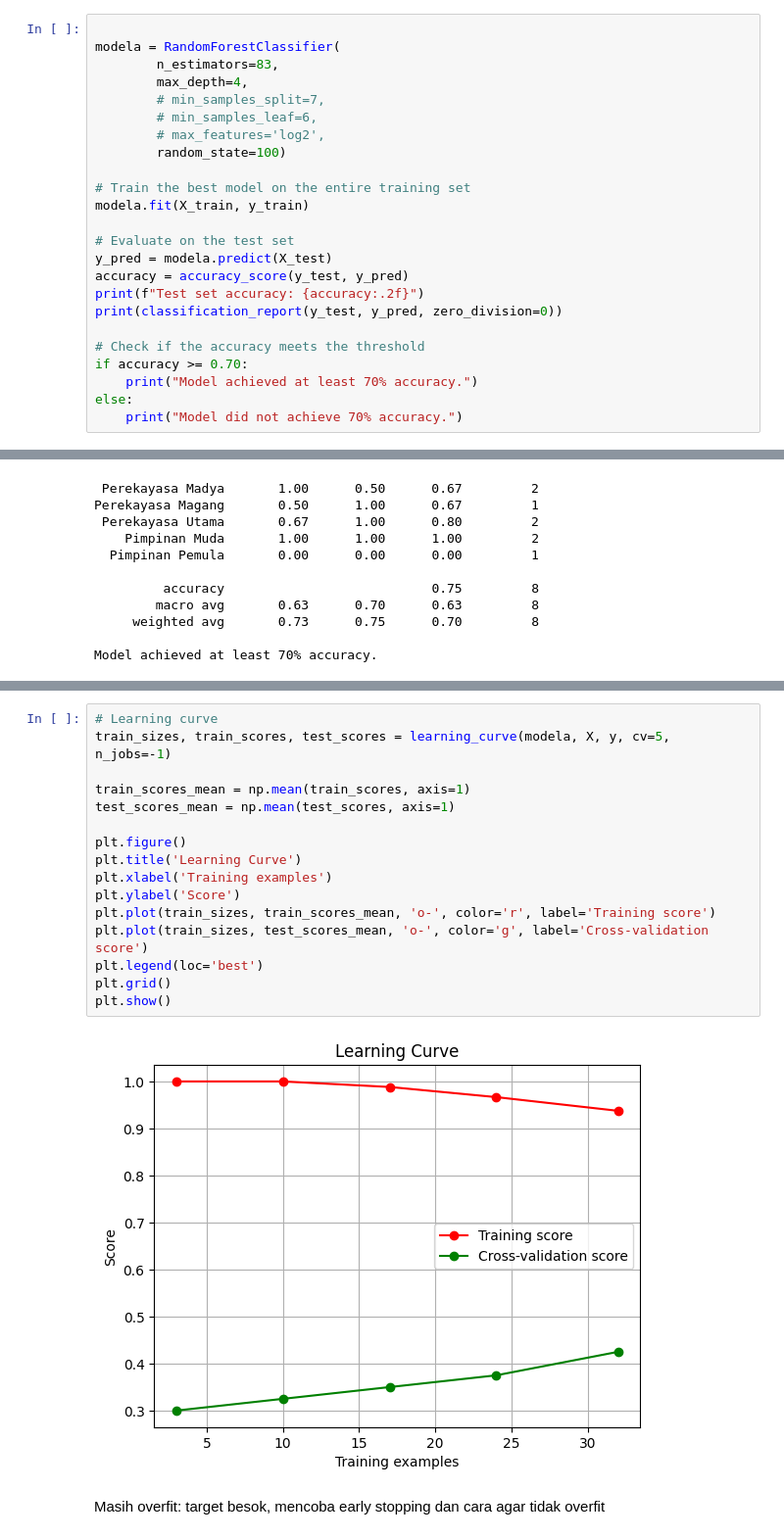
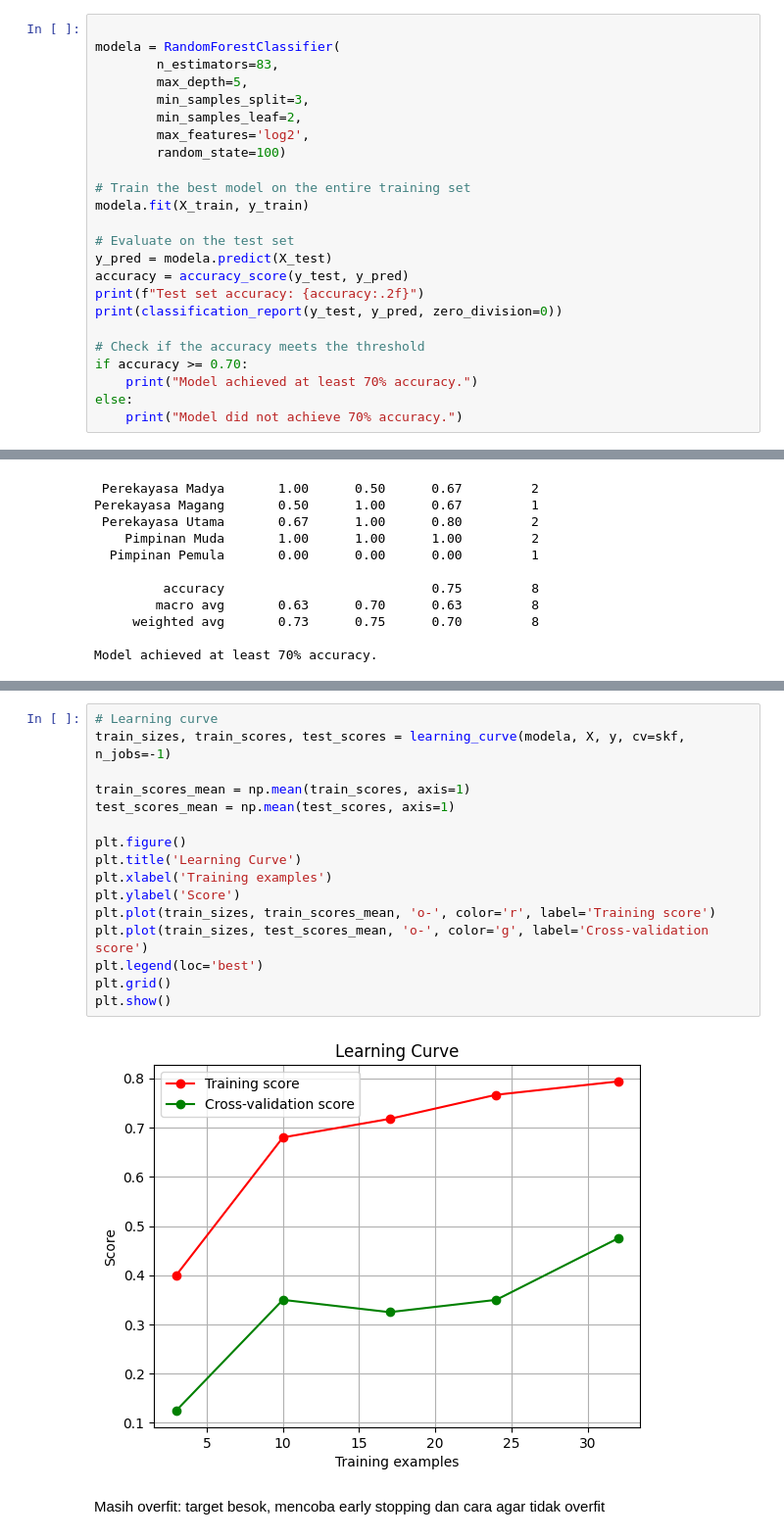
Before and after one commit to ghinamf/Data-Analyst_PKL, a Jupyter notebook: code/LEVEL_KEAHLIAN copy.ipynb, the cells around one changed output, grey strips where cells are left out. Shown: that part at 98% size. Cells and saved outputs as stored; diff of their text form.

```diff
--- a/code/LEVEL_KEAHLIAN copy.ipynb
+++ b/code/LEVEL_KEAHLIAN copy.ipynb
@@ -406,10 +387,10 @@ elif best_params['model_type'] == 'RandomForest':
 
 modela = RandomForestClassifier(
         n_estimators=83,
-        max_depth=4,
-        # min_samples_split=7,
-        # min_samples_leaf=6,
-        # max_features='log2',
+        max_depth=5,
+        min_samples_split=3,
+        min_samples_leaf=2,
+        max_features='log2',
         random_state=100)
 
 # Train the best model on the entire training set
@@ -460,20 +436,20 @@ RandomForestClassifier(max_depth=4, n_estimators=83, random_state=100) Mean cros
 # %%
 # Learning curve
-train_sizes, train_scores, test_scores = learning_curve(modela, X, y, cv=5, n_jobs=-1)
+train_sizes, train_scores, test_scores = learning_curve(modela, X, y, cv=skf, n_jobs=-1)
 
 train_scores_mean = np.mean(train_scores, axis=1)
 test_scores_mean = np.mean(test_scores, axis=1)
 
 plt.figure()
 plt.title('Learning Curve')
 plt.xlabel('Training examples')
 plt.ylabel('Score')
 plt.plot(train_sizes, train_scores_mean, 'o-', color='r', label='Training score')
 plt.plot(train_sizes, test_scores_mean, 'o-', color='g', label='Cross-validation score')
 plt.legend(loc='best')
 plt.grid()
 plt.show()
 # %% [output]
-[figure, old version]
+[figure, new version]
 # %% [markdown]
 Masih overfit: target besok, mencoba early stopping dan cara agar tidak overfit
```
Also changed, not shown: parts of 5 cells of this notebook.
